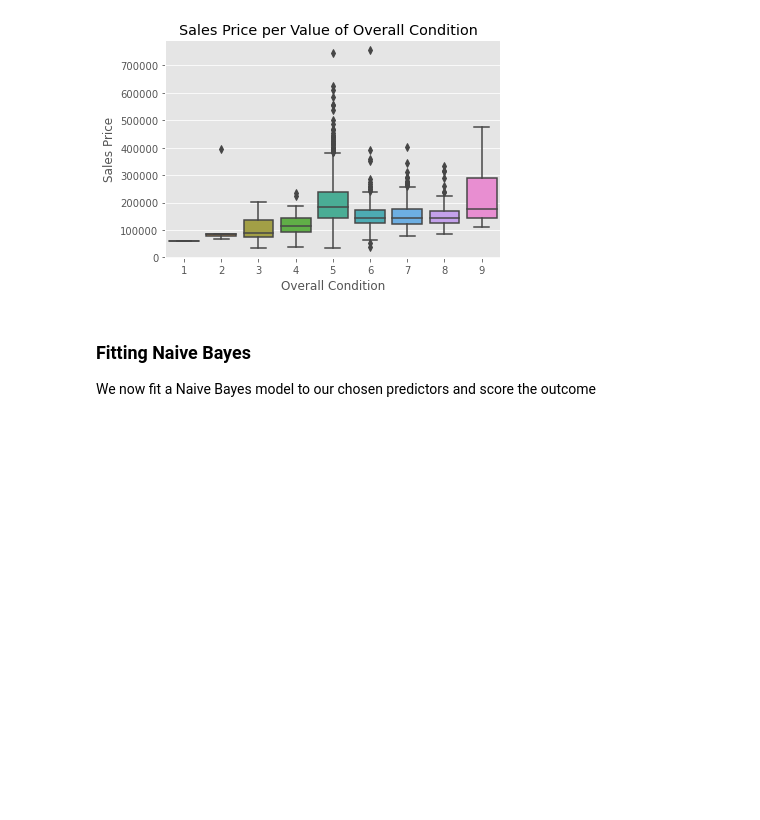
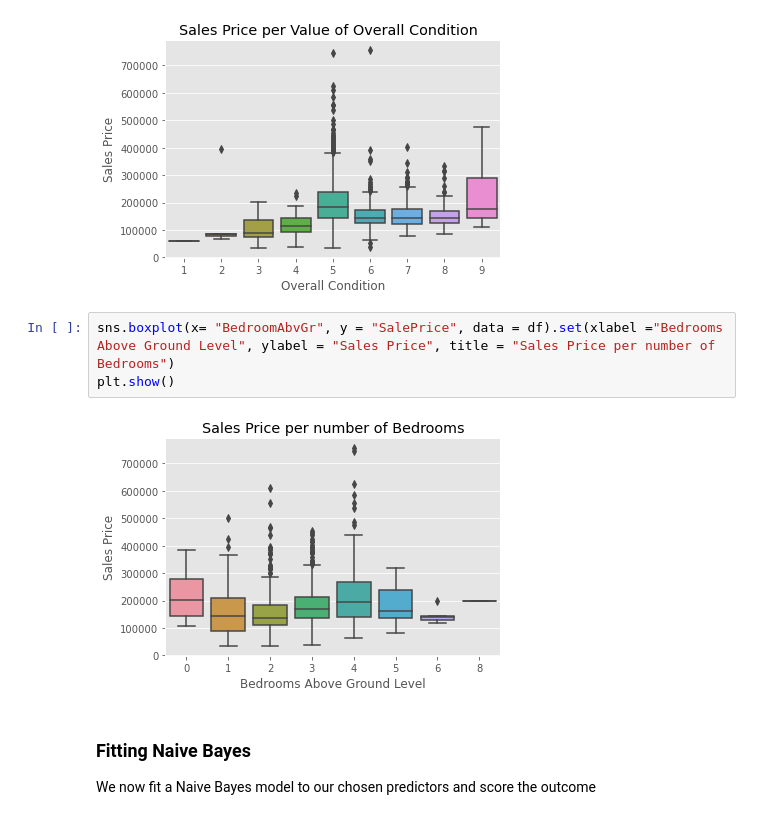
Before and after one commit to maxguy2001/StatsCaseStudiesSem2, a Jupyter notebook: Part1/tasks.ipynb, the cells around one changed output. Drawn from its saved outputs; the diff is of its cells as text; blank space fills up the shorter version.

```diff
--- a/Part1/tasks.ipynb
+++ b/Part1/tasks.ipynb
@@ -118,6 +118,11 @@ sns.boxplot(x= "OverallCond", y = "SalePrice", data = df).set(xlabel ="Overall C
 plt.show()
 # %% [output]
 [figure]
+# %%
+sns.boxplot(x= "BedroomAbvGr", y = "SalePrice", data = df).set(xlabel ="Bedrooms Above Ground Level", ylabel = "Sales Price", title = "Sales Price per number of Bedrooms")
+plt.show()
+# %% [output]
+[figure, added]
 # %% [markdown]
 ### Fitting Naive Bayes
 
```
Also changed, not shown: parts of 5 cells of this notebook.
